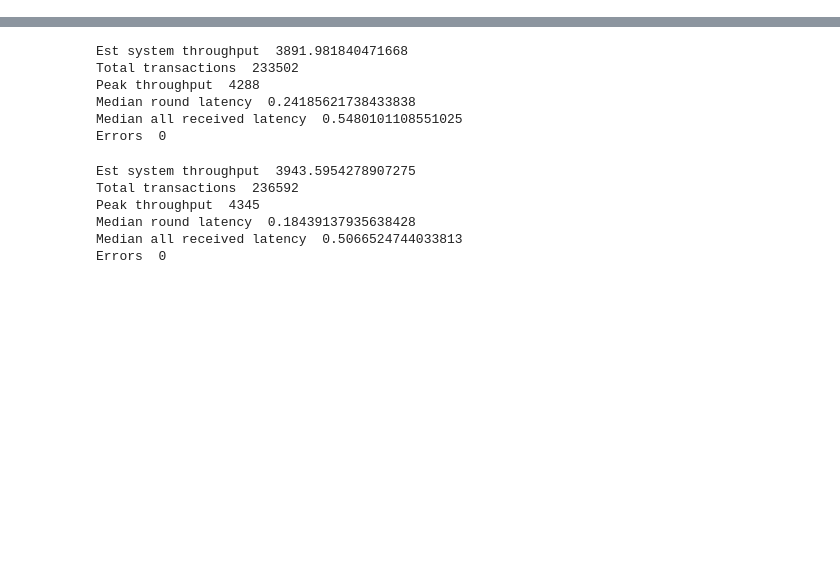
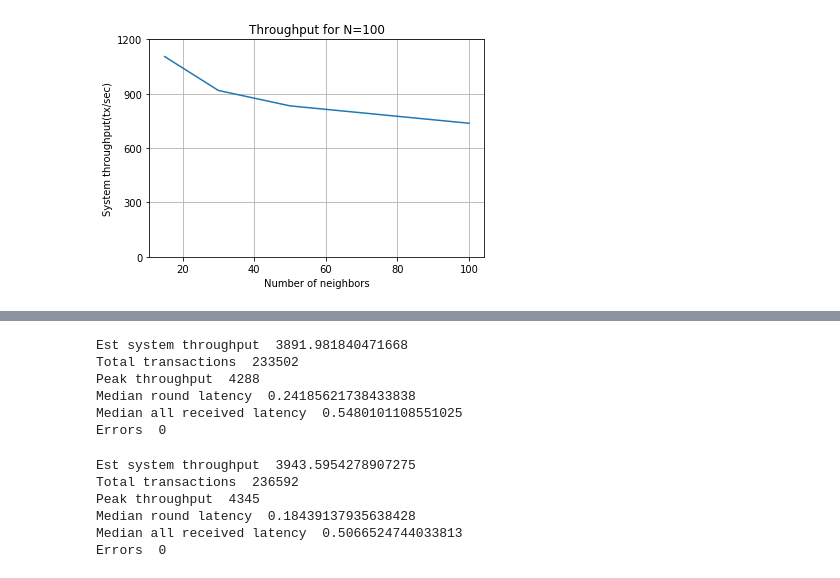
Before and after one commit to grimadas/accountability_experiments, a Jupyter notebook: Noodle_Scalability.ipynb, the cells around one changed output, grey strips where cells are left out. Saved outputs shown, nothing was run; the diff lists cells and outputs as text; code cells hidden in the pictures; blank space fills up the shorter version.

```diff
--- a/Noodle_Scalability.ipynb
+++ b/Noodle_Scalability.ipynb
@@ -153,0 +137,22 @@ Median all received latency  0.8253422975540161
+# %%
+
+x = [15, 30, 50, 100]
+y =  [1105, 918, 833, 737]
+
+
+fig = plt.figure()
+ax = fig.add_subplot(111)
+#ax.set_xscale('log')
+ax.grid()
+plt.ylim(0, 1200)
+plt.yticks(np.arange(0, 1201, 300))
+plt.ylabel('System throughput(tx/sec)')
+plt.xlabel('Number of neighbors')
+plt.title("Throughput for N=100")
+
+ax.plot(x, y)
+
+fig.canvas.draw()
+plt.show()
+# %% [output]
+[figure, added]
```
Also changed, not shown: parts of 29 cells of this notebook.
